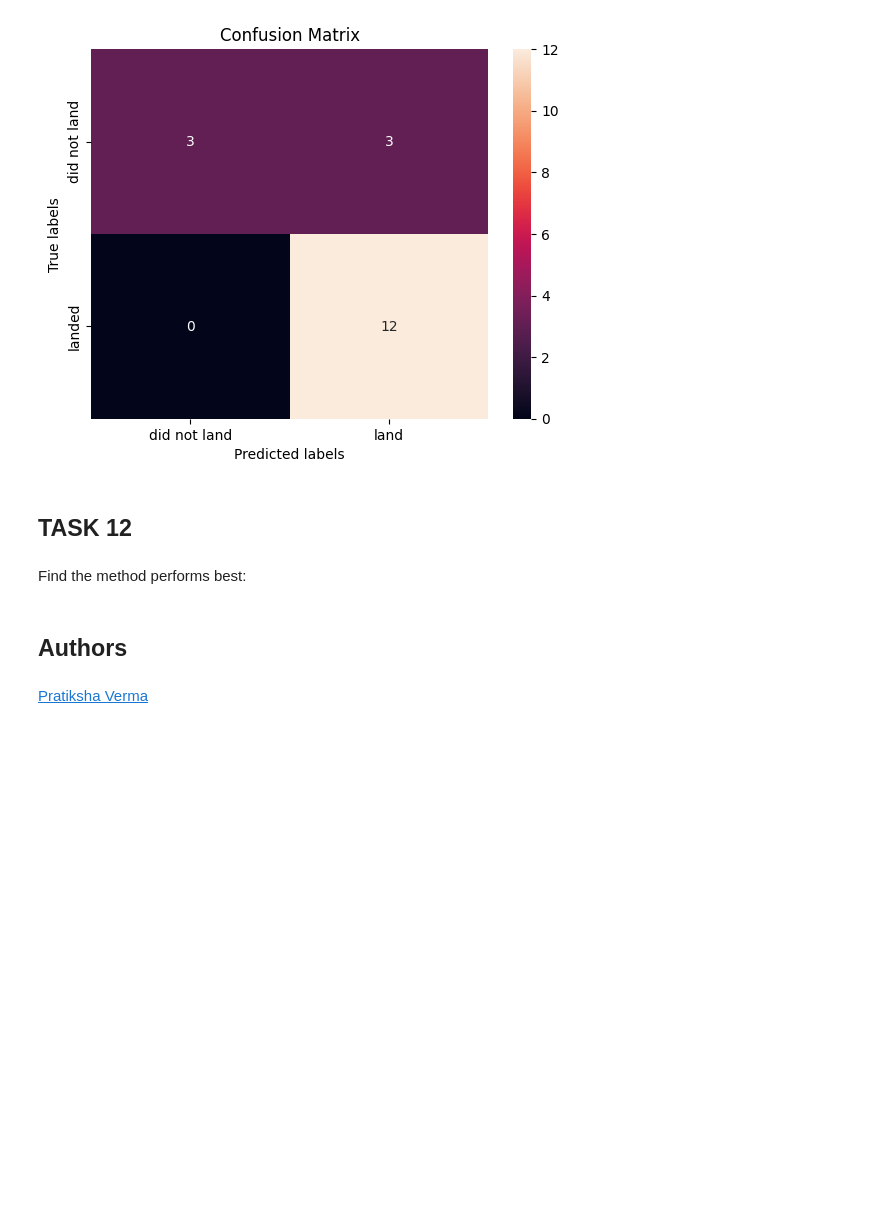
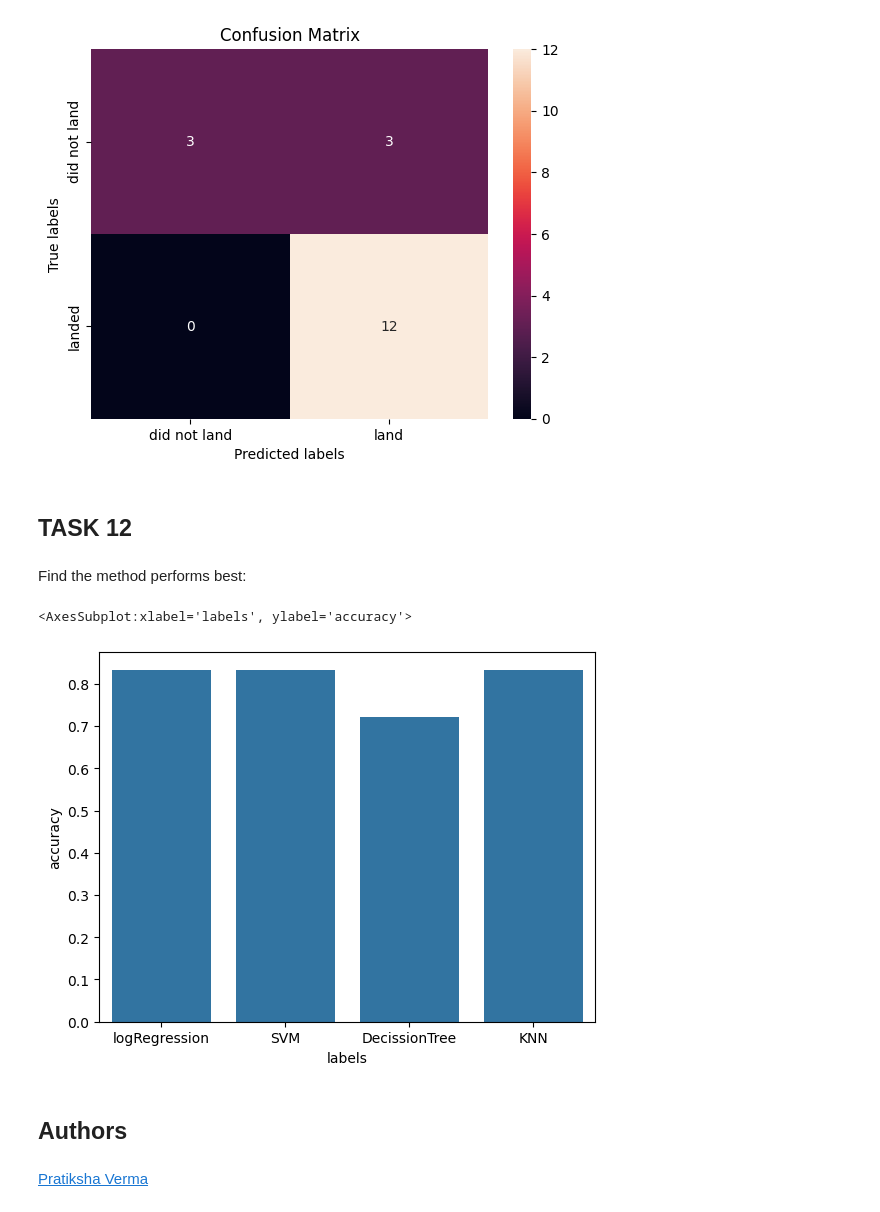
Before and after one commit to neburiam/testrepo2, a Jupyter notebook: dscience/SpaceX_Machine Learning Prediction_Part_5.ipynb, the cells around one changed output. Drawn from its saved outputs; the diff is of its cells as text; code cells hidden in the pictures; blank space fills up the shorter version.

```diff
--- a/dscience/SpaceX_Machine Learning Prediction_Part_5.ipynb
+++ b/dscience/SpaceX_Machine Learning Prediction_Part_5.ipynb
@@ -180,0 +177,3 @@ accuracy (test set) : 0.8333333333333334
+# %%
+test_score_logistic=logreg_cv.score(X_test, Y_test)
+print("accuracy (test set) :", test_score_logistic)
@@ -218,0 +218,3 @@ Calculate the accuracy on the test data using the method <code>score</code>:
+# %%
+test_score_svm=svm_cv.score(X_test, Y_test)
+print("accuracy (test set) :", test_score_svm)
@@ -270,0 +273,3 @@ accuracy (test set) : 0.6666666666666666
+# %%
+test_score_tree=tree_cv.score(X_test, Y_test)
+print("accuracy (test set) :", test_score_tree)
@@ -303,0 +307,3 @@ accuracy (test set) : 0.8333333333333334
+# %%
+test_score_knn=knn_cv.score(X_test, Y_test)
+print("accuracy (test set) :", test_score_knn)
@@ -317,3 +323,10 @@ Find the method performs best:
+# %%
+#The methods which performs best (on test set) are DecisionTree, SVM and KVM
+df=pd.DataFrame({"accuracy": [ test_score_logistic, test_score_svm, test_score_tree, test_score_knn ], "labels": ['logRegression', 'SVM', 'DecissionTree', 'KNN']} )
+sns.barplot(data=df, x='labels', y='accuracy')
+# %% [output]
+<AxesSubplot:xlabel='labels', ylabel='accuracy'>
+[figure, added]
 # %% [markdown]
 ## Authors
 # %% [markdown]
```
Also changed, not shown: parts of 13 cells of this notebook.
